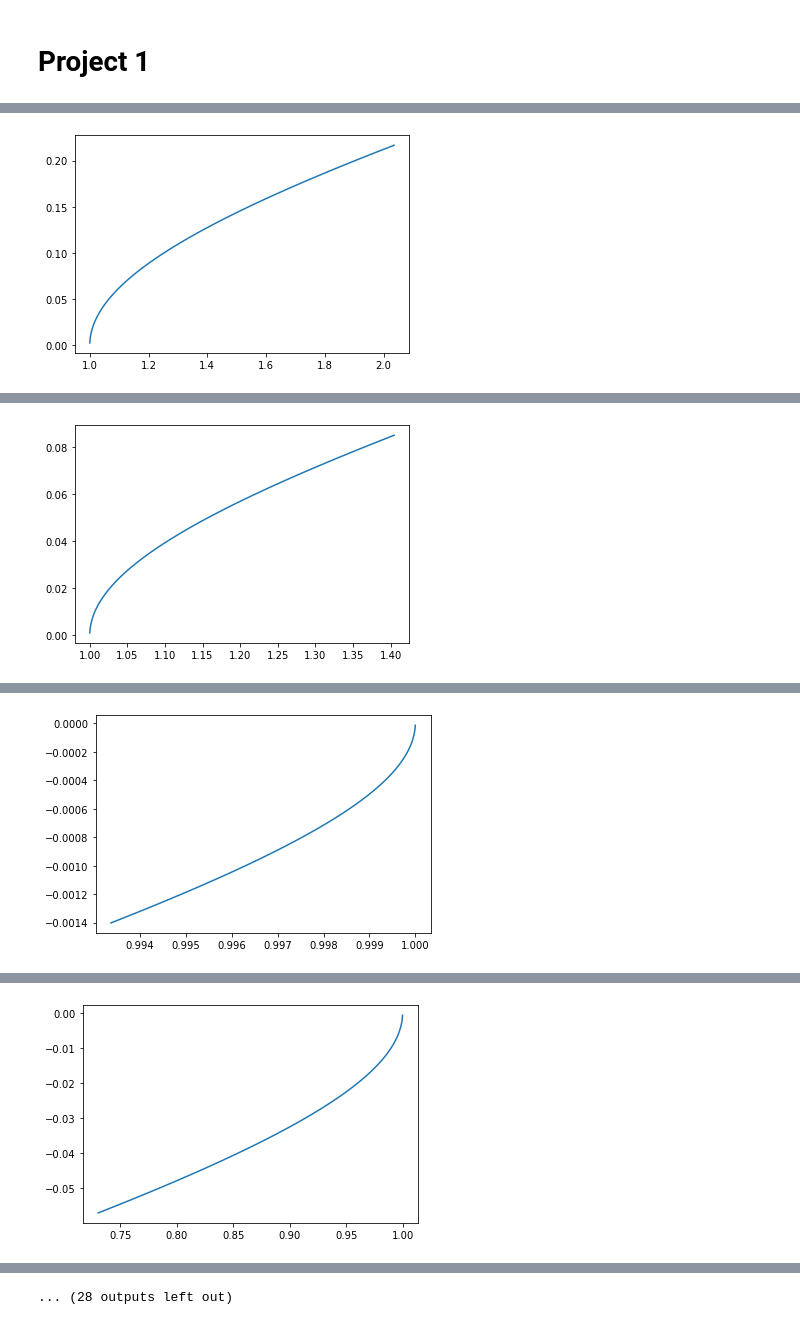
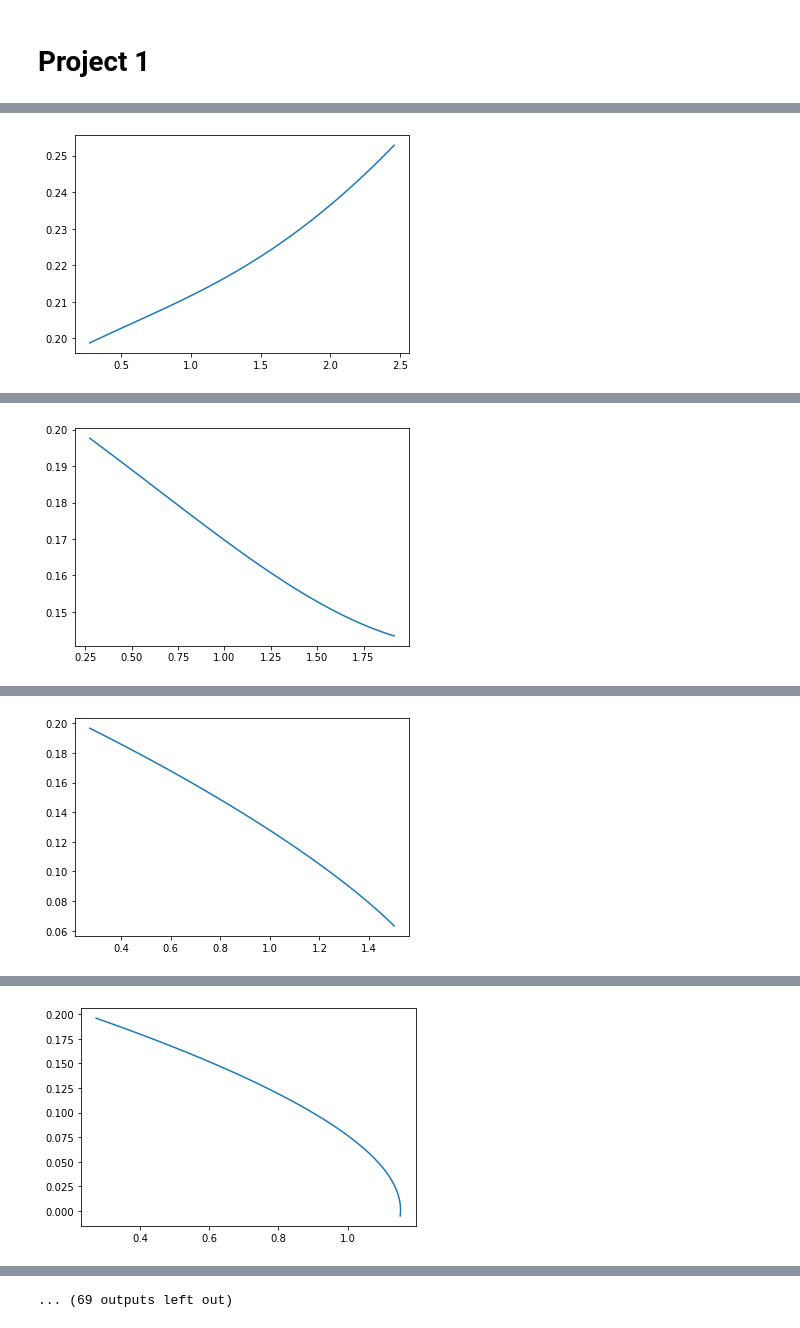
Before and after one commit to Benjamin-Webb/Project-1, a Jupyter notebook: Project1NoteBook.ipynb, the cells around one changed output, grey strips where cells are left out. Drawn from its saved outputs; the diff is of its cells as text; code cells hidden in the pictures.

Commit message:
Updated with random Gaussian initial state values

```diff
--- a/Project1NoteBook.ipynb
+++ b/Project1NoteBook.ipynb
@@ -8,7 +8,7 @@
 # Import required libraries
 import logging
 #import math
-#import random
+import random as rand
 import numpy as np
 import time
 import torch
@@ -98,7 +98,8 @@ class Simulation(nn.Module):
 
 	@staticmethod
 	def intialize_state():
-		state = np.array([1.0, 0.0], dtype=np.single)          # Need to update
+		state = np.array([rand.gauss(mu=0.5, sigma=0.25), rand.gauss(mu=0.5, sigma=0.25)],
+		                 dtype=np.single)
 
 		return torch.tensor(data=state, dtype=torch.float, requires_grad=False)
 
@@ -180 +181 @@ if __name__ == '__main__':
-[figure, old version]
+[figure, new version]
@@ -182 +183 @@ if __name__ == '__main__':
-[figure, old version]
+[figure, new version]
@@ -184 +185 @@ if __name__ == '__main__':
-[figure, old version]
+[figure, new version]
@@ -186 +187 @@ if __name__ == '__main__':
-[figure, old version]
+[figure, new version]
@@ -191 +192 @@ if __name__ == '__main__':
-... (28 outputs left out)
+... (69 outputs left out)
```
Also changed, not shown: parts of 1 cell of this notebook, 1 other file.
